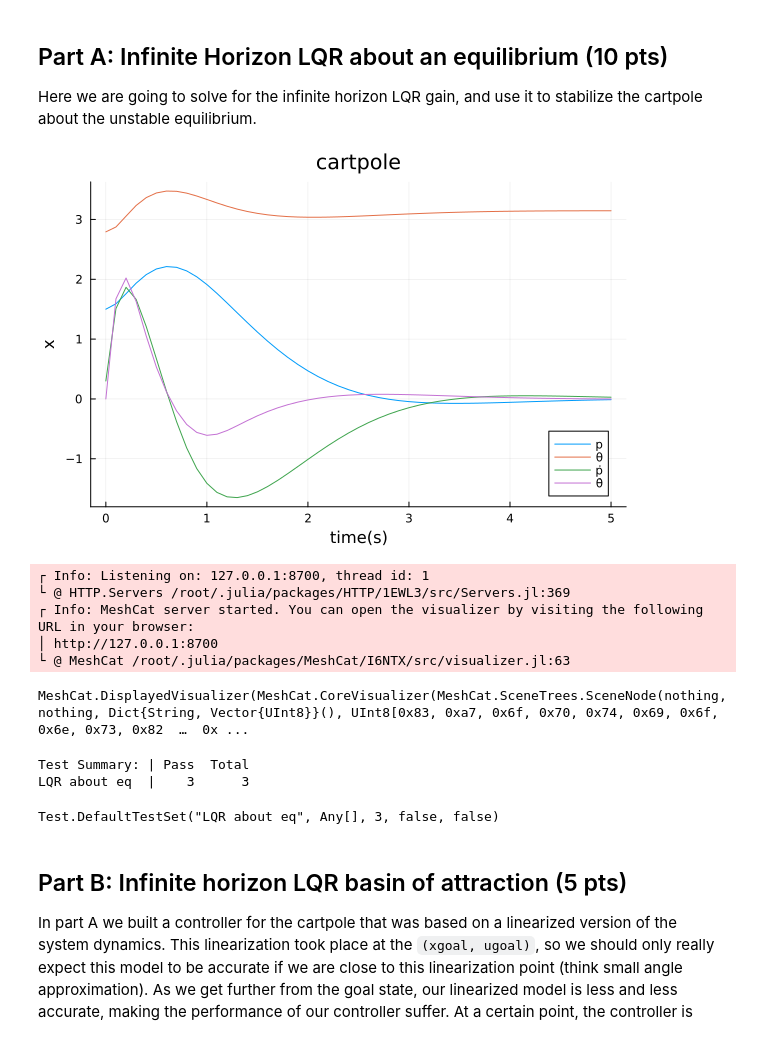
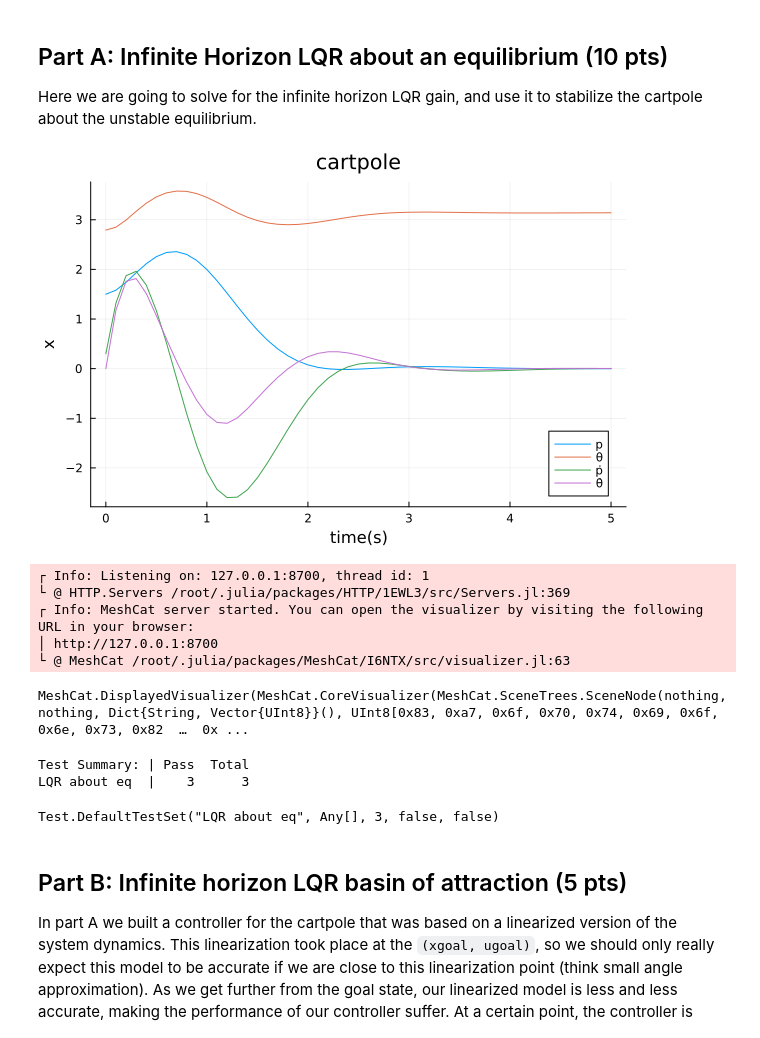
Before and after one commit to stevenwman/OCRL2024, a Jupyter notebook: HW/HW2_S24/Q2.ipynb, the cells around one changed output. Saved outputs shown, nothing was run; the diff lists cells and outputs as text; code cells hidden in the pictures.

```diff
--- a/HW/HW2_S24/Q2.ipynb
+++ b/HW/HW2_S24/Q2.ipynb
@@ -151,7 +151,6 @@ Here we are going to solve for the infinite horizon LQR gain, and use it to stab
     Ac = FD.jacobian(_x -> dynamics(params_est, _x, u_linearize), x_linearize)
     Bc = FD.derivative(_u -> dynamics(params_est, x_linearize, _u), u_linearize)
 
-    nx, nu = size(Bc[:,:])
     Dc = zeros(nx+nu,nx+nu)
     Dc[1:nx, 1:nx+nu] = [Ac Bc]
     Dd = exp(Dc*dt)
@@ -161,35 +160,35 @@ Here we are going to solve for the infinite horizon LQR gain, and use it to stab
         K = (R + B' * P * B) \ (B' * P * A)
         P_kp1 = Q + A'* P * (A - B * K)
 
         if norm(P - P_kp1) < tol
             Kinf = K
             break
         end
 
         P = P_kp1
     end
 
     # TODO: simulate this controlled system with rk4(params_real, ...)
     for ii = 2:N
-        X[ii] = rk4(params_est, X[ii-1], -Kinf*(X[ii-1]-xgoal), dt)
+        X[ii] = rk4(params_real, X[ii-1], -Kinf*(X[ii-1]-xgoal), dt)
     end
 
     # ---------------tests and plots/animations---------------
     @test X[1] == x0
     @test norm(X[end])>0
     @test norm(X[end] - xgoal) < 0.1
 
     Xm = hcat(X...)
     display(plot(t_vec,Xm',title = "cartpole",
                  xlabel = "time(s)", ylabel = "x",
                  label = ["p" "θ" "ṗ" "θ̇"]))
 
     # animation stuff
     display(animate_cartpole(X, dt))
     # ---------------tests and plots/animations---------------
 end
 # %% [output]
-[figure, old version]
+[figure, new version]
 ┌ Info: Listening on: 127.0.0.1:8700, thread id: 1
 └ @ HTTP.Servers /root/.julia/packages/HTTP/1EWL3/src/Servers.jl:369
 ┌ Info: MeshCat server started. You can open the visualizer by visiting the following URL in your browser:
```
Also changed, not shown: parts of 2 cells of this notebook.
